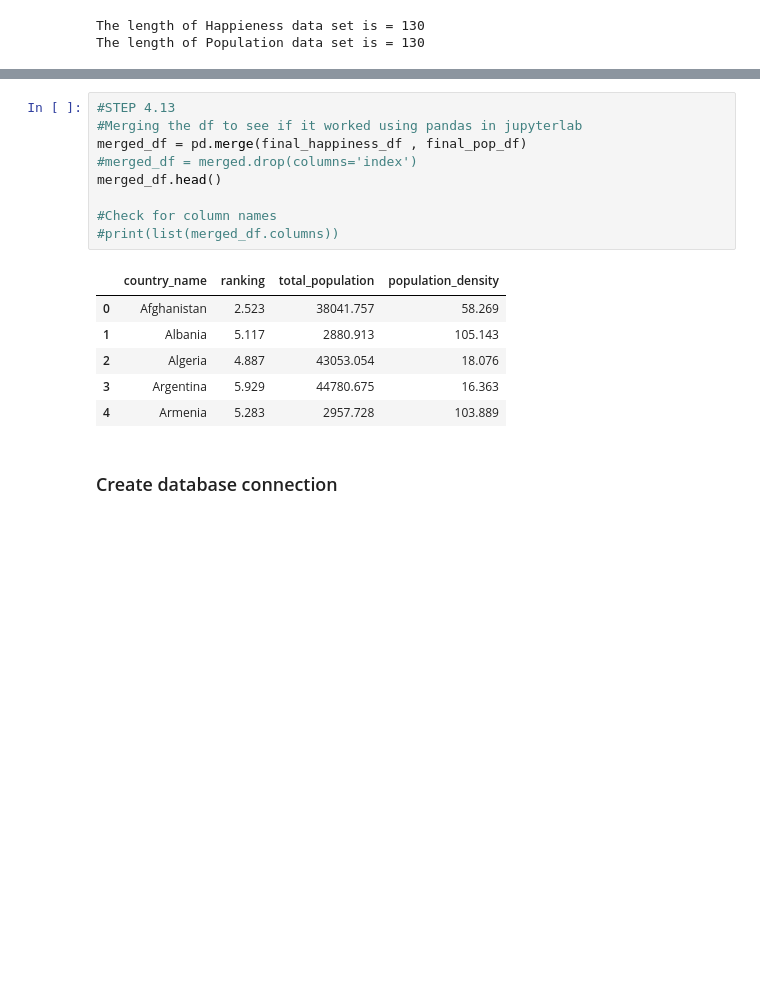
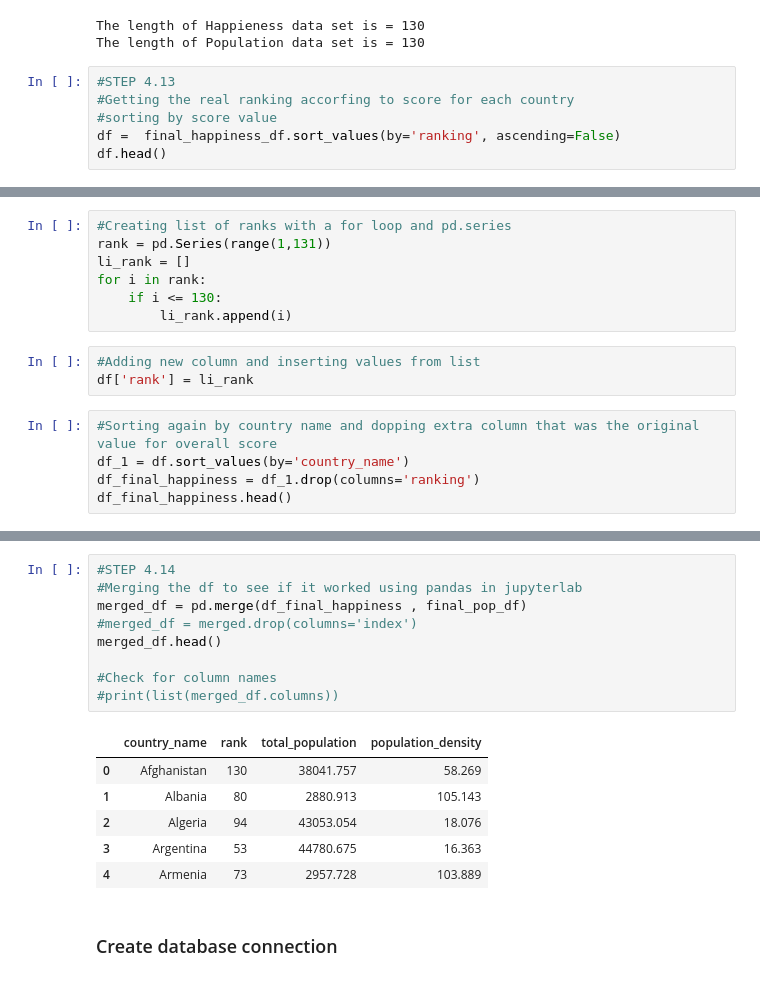
Before and after one commit to jdstrode/ETL-Challenge, a Jupyter notebook: resources/templates/script_template.ipynb, the cells around one changed output, grey strips where cells are left out. Saved outputs shown, nothing was run; the diff lists cells and outputs as text; blank space fills up the shorter version.

Commit message:
Corrected rank column happiness df

```diff
--- a/resources/templates/script_template.ipynb
+++ b/resources/templates/script_template.ipynb
@@ -285,3 +285,9 @@ print(f"The length of Population data set is = {len_2}")
 # %% [output]
 The length of Happieness data set is = 130
 The length of Population data set is = 130
+# %%
+#STEP 4.13
+#Getting the real ranking accorfing to score for each country
+#sorting by score value
+df =  final_happiness_df.sort_values(by='ranking', ascending=False)
+df.head()
@@ -287,0 +302,15 @@ The length of Population data set is = 130
+# %%
+#Creating list of ranks with a for loop and pd.series
+rank = pd.Series(range(1,131))
+li_rank = []
+for i in rank:
+    if i <= 130:
+        li_rank.append(i)
+# %%
+#Adding new column and inserting values from list
+df['rank'] = li_rank
+# %%
+#Sorting again by country name and dopping extra column that was the original value for overall score
+df_1 = df.sort_values(by='country_name')
+df_final_happiness = df_1.drop(columns='ranking')
+df_final_happiness.head()
@@ -288,19 +325,19 @@ The length of Population data set is = 130
 # %%
-#STEP 4.13
+#STEP 4.14
 #Merging the df to see if it worked using pandas in jupyterlab
-merged_df = pd.merge(final_happiness_df , final_pop_df)
+merged_df = pd.merge(df_final_happiness , final_pop_df)
 #merged_df = merged.drop(columns='index')
 merged_df.head()
 
 #Check for column names
 #print(list(merged_df.columns))
 # %% [output]
-|  | country_name | ranking | total_population | population_density |
-| 0 | Afghanistan | 2.523 | 38041.757 | 58.269 |
-| 1 | Albania | 5.117 | 2880.913 | 105.143 |
-| 2 | Algeria | 4.887 | 43053.054 | 18.076 |
-| 3 | Argentina | 5.929 | 44780.675 | 16.363 |
-| 4 | Armenia | 5.283 | 2957.728 | 103.889 |
+|  | country_name | rank | total_population | population_density |
+| 0 | Afghanistan | 130 | 38041.757 | 58.269 |
+| 1 | Albania | 80 | 2880.913 | 105.143 |
+| 2 | Algeria | 94 | 43053.054 | 18.076 |
+| 3 | Argentina | 53 | 44780.675 | 16.363 |
+| 4 | Armenia | 73 | 2957.728 | 103.889 |
 # %% [markdown]
 ### Create database connection
 # %%
```
Also changed, not shown: parts of 4 cells of this notebook, 2 other files.
